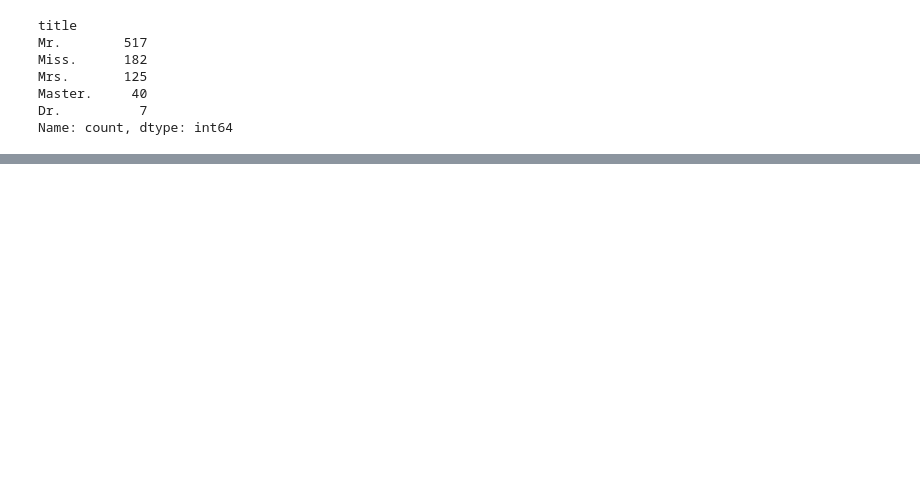
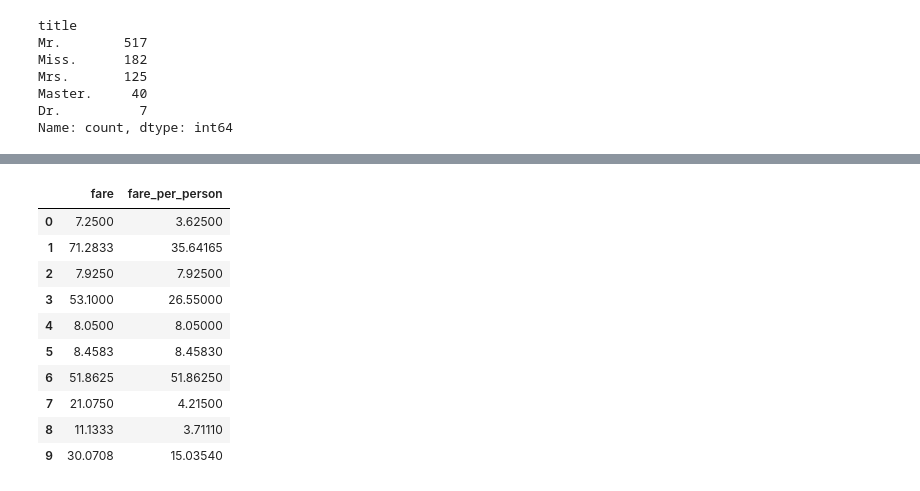
Before and after one commit to dunarand/Kaggle-Titanic-Competition, a Jupyter notebook: notebooks/2 - Data Wrangling.ipynb, the cells around one changed output, grey strips where cells are left out. Drawn from its saved outputs; the diff is of its cells as text; code cells hidden in the pictures; blank space fills up the shorter version.

```diff
--- a/notebooks/2 - Data Wrangling.ipynb
+++ b/notebooks/2 - Data Wrangling.ipynb
@@ -582,0 +674,25 @@ our scope though.
+# %%
+ticket_counts = df["ticket"].map(df["ticket"].value_counts())
+family_size = df["sibsp"] + df["parch"] + 1
+
+group_size = np.where(
+    ticket_counts > 1,
+    np.maximum(ticket_counts, family_size),
+    family_size
+)
+
+df["fare_per_person"] = df["fare"] / group_size
+
+df[["fare", "fare_per_person"]].head(10)
+# %% [output]
+|  | fare | fare_per_person |
+| 0 | 7.2500 | 3.62500 |
+| 1 | 71.2833 | 35.64165 |
+| 2 | 7.9250 | 7.92500 |
+| 3 | 53.1000 | 26.55000 |
+| 4 | 8.0500 | 8.05000 |
+| 5 | 8.4583 | 8.45830 |
+| 6 | 51.8625 | 51.86250 |
+| 7 | 21.0750 | 4.21500 |
+| 8 | 11.1333 | 3.71110 |
+| 9 | 30.0708 | 15.03540 |
```
Also changed, not shown: parts of 57 cells of this notebook, 1 other file.
